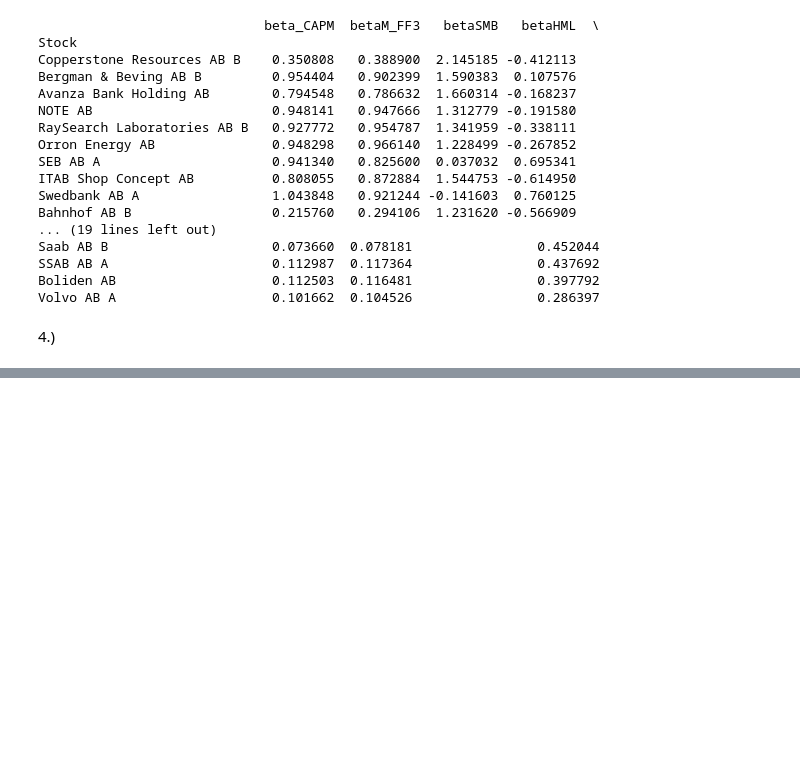
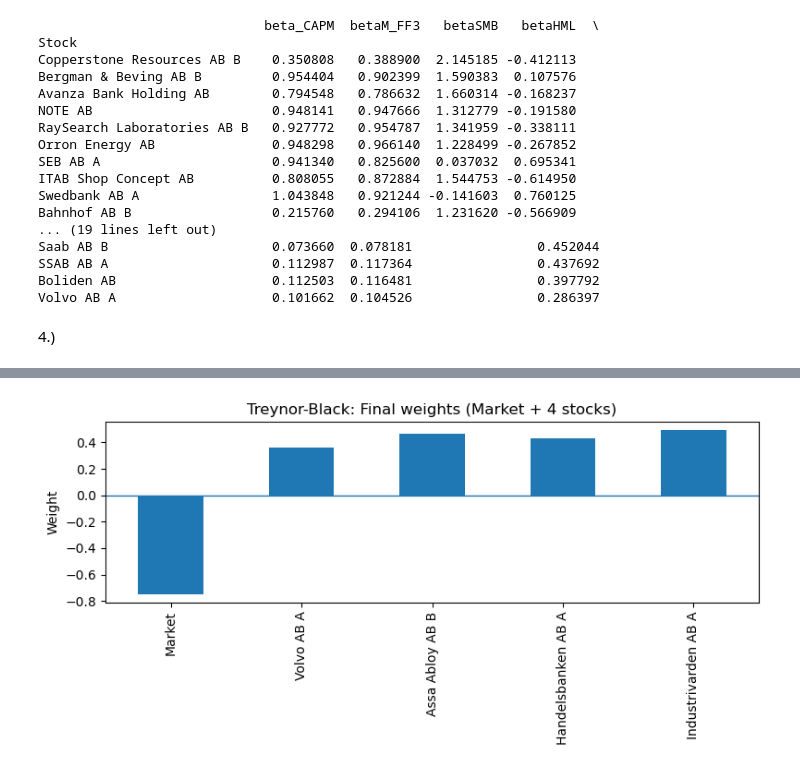
Before and after one commit to uvangludvig-ship-it/Investment_managment_python, a Jupyter notebook: koddelen.ipynb, the cells around one changed output, grey strips where cells are left out. Saved outputs shown, nothing was run; the diff lists cells and outputs as text; code cells hidden in the pictures; blank space fills up the shorter version.

Commit message:
figurer

```diff
--- a/koddelen.ipynb
+++ b/koddelen.ipynb
@@ -369,0 +354,80 @@ dtype: float64
+# %%
+import numpy as np
+import pandas as pd
+import statsmodels.api as sm
+
+# --- names ---
+names = ["Volvo AB A", "Assa Abloy AB B", "Handelsbanken AB A", "Industrivarden AB A"]
+
+# --- load ---
+rets = pd.read_excel("project Stocks_2026.xlsx", sheet_name="return")
+f    = pd.read_excel("project Factors_2026.xlsx")
+
+# --- annualize obs ---
+f[["rf","rm_rf","smb_vw","hml_vw"]] = f[["rf","rm_rf","smb_vw","hml_vw"]] * 12
+rets.iloc[:,3:] = rets.iloc[:,3:] * 12
+
+# --- align by Year/Month ---
+f = f.rename(columns={"year":"Year","month":"Month"})
+data = rets.merge(f[["Year","Month","rf","rm_rf"]], on=["Year","Month"], how="inner")
+
+Rm = data["rm_rf"]                 # market excess
+mu_Rm  = Rm.mean()
+var_Rm = Rm.var()
+
+# --- Step 1: estimate alpha_i, beta_i, sigma^2_eps_i from CAPM regression ---
+alpha = {}
+beta  = {}
+sig2e = {}
+
+for s in names:
+    Ri = data[s] - data["rf"]      # excess return of stock i
+    fit = sm.OLS(Ri, sm.add_constant(Rm), missing="drop").fit()
+    alpha[s] = fit.params["const"]
+    beta[s]  = fit.params["rm_rf"]
+    sig2e[s] = np.var(fit.resid, ddof=1)
+
+alpha = pd.Series(alpha)
+beta  = pd.Series(beta)
+sig2e = pd.Series(sig2e)
+
+print("Estimated (alpha, beta, sigma^2_eps):")
+print(pd.DataFrame({"alpha":alpha, "beta":beta, "sig2_eps":sig2e}))
+
+# --- Step 2: Active-portfolio weights: w_i ∝ alpha_i / sigma^2_eps_i ---
+score = alpha / sig2e
+w_i = score / score.sum()          # sums to 1 (can be negative for negative alpha)
+print("\nActive portfolio weights (within A), sum=1:")
+print(w_i)
+
+# --- Step 3: Active-portfolio stats ---
+alpha_A = np.sum(w_i * alpha)
+beta_A  = np.sum(w_i * beta)
+sig2e_A = np.sum((w_i**2) * sig2e)
+
+print("\nActive portfolio stats:")
+print("alpha_A =", alpha_A)
+print("beta_A  =", beta_A)
+print("sig2_eps_A =", sig2e_A)
+
+# --- Step 4: mix Active + Passive (index), Treynor–Black ---
+# wA0 = (alpha_A/sig2e_A) / (E[Rm]/sig2_m)
+wA0 = (alpha_A / sig2e_A) / (mu_Rm / var_Rm)
+
+# beta-correction: wA* = wA0 / (1 + (1 - beta_A) wA0)
+wA_star = wA0 / (1 + (1 - beta_A) * wA0)
+
+wM_star = 1 - wA_star
+w_final = pd.Series({"Market": wM_star})
+w_final = pd.concat([w_final, wA_star * w_i])
+
+import matplotlib.pyplot as plt
+
+plt.figure(figsize=(8,4))
+w_final.plot(kind="bar")
+plt.axhline(0, linewidth=1)
+plt.title("Treynor-Black: Final weights (Market + 4 stocks)")
+plt.ylabel("Weight")
+plt.tight_layout()
+plt.show()
+# %% [output]
@@ -369,0 +452 @@ dtype: float64
+[figure, added]
```
Also changed, not shown: parts of 6 cells of this notebook.
